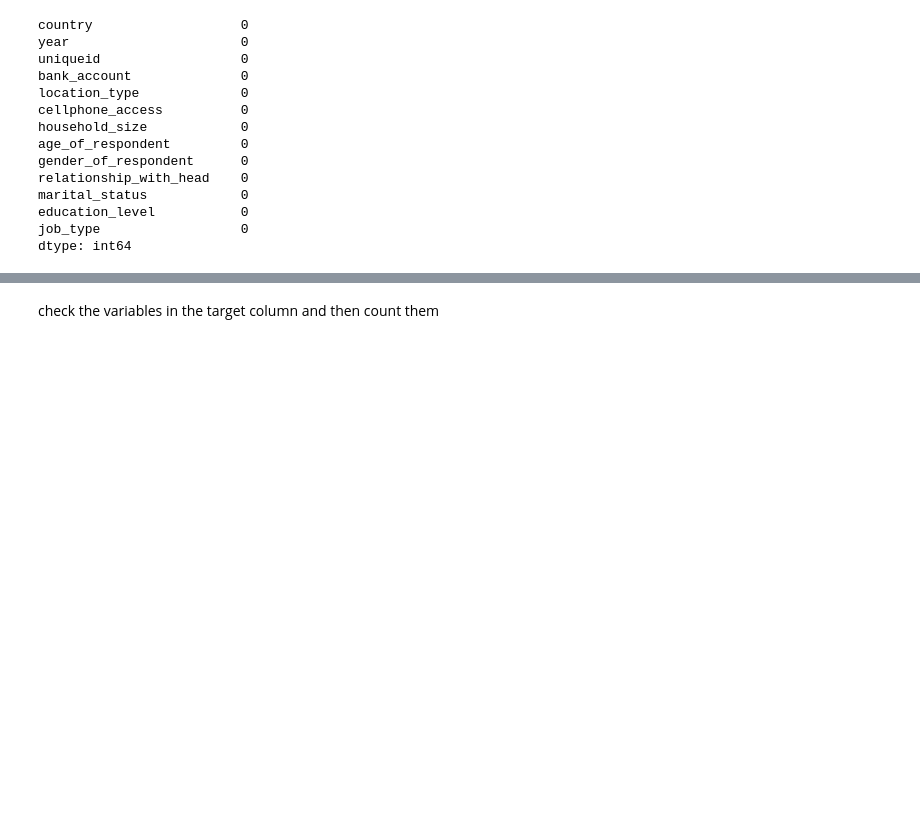
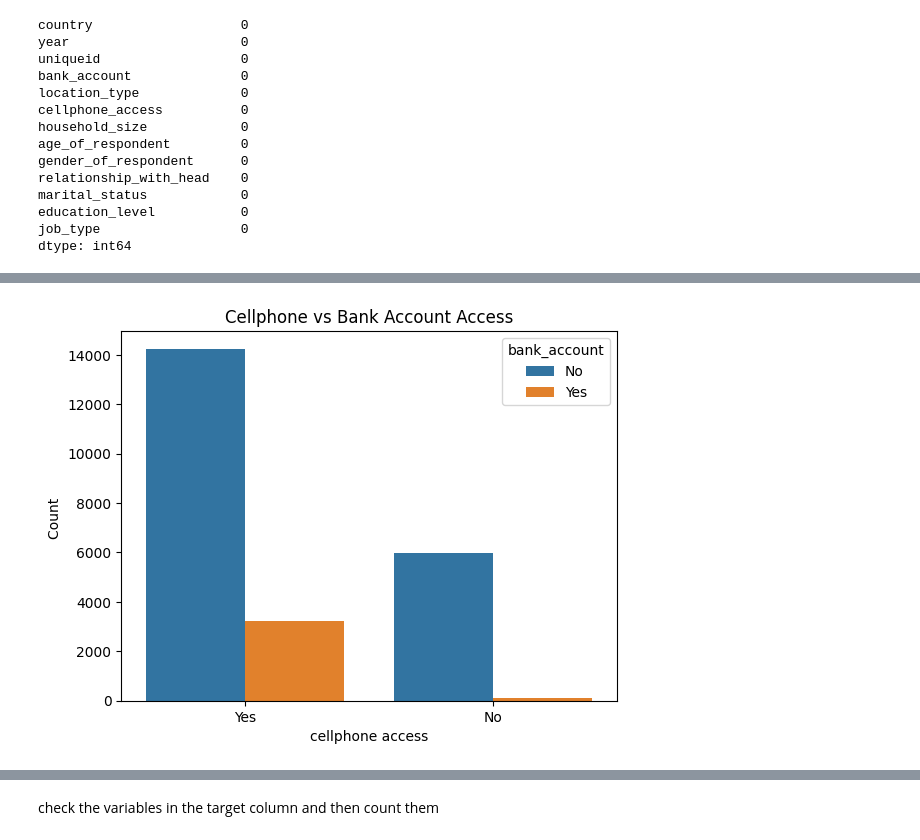
Before and after one commit to AlbertOpiyo/ML-project-on-financial-inclusion, a Jupyter notebook: fina_inc_in_Afr.ipynb, the cells around one changed output, grey strips where cells are left out. Saved outputs shown, nothing was run; the diff lists cells and outputs as text; code cells hidden in the pictures; blank space fills up the shorter version.

```diff
--- a/fina_inc_in_Afr.ipynb
+++ b/fina_inc_in_Afr.ipynb
@@ -84,0 +177,26 @@ dtype: int64
+# %%
+# Cell phone access vs Bank account
+
+Cellphone_bank = (
+    train["cellphone_access"]
+    .groupby(train["bank_account"])
+    .value_counts()
+    .rename("count")
+    .to_frame()
+    .reset_index()
+)
+
+
+# Create bar chart of `df_educ`
+sns.barplot(
+    x="cellphone_access",
+    y="count",
+    hue="bank_account",
+    data=Cellphone_bank,
+
+)
+plt.xlabel("cellphone access")
+plt.ylabel("Count ")
+plt.title("Cellphone vs Bank Account Access");
+# %% [output]
+[figure, added]
```
Also changed, not shown: parts of 20 cells of this notebook.
